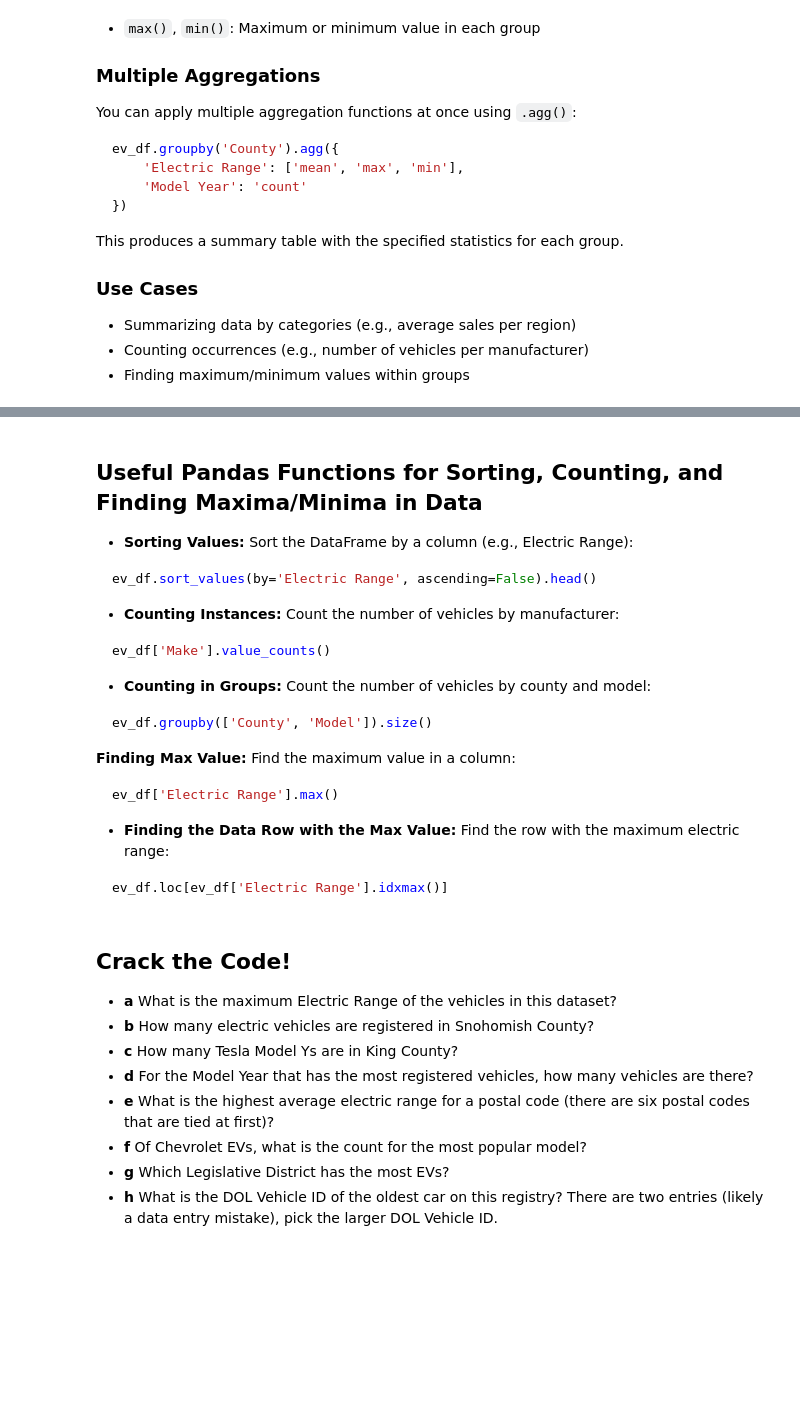
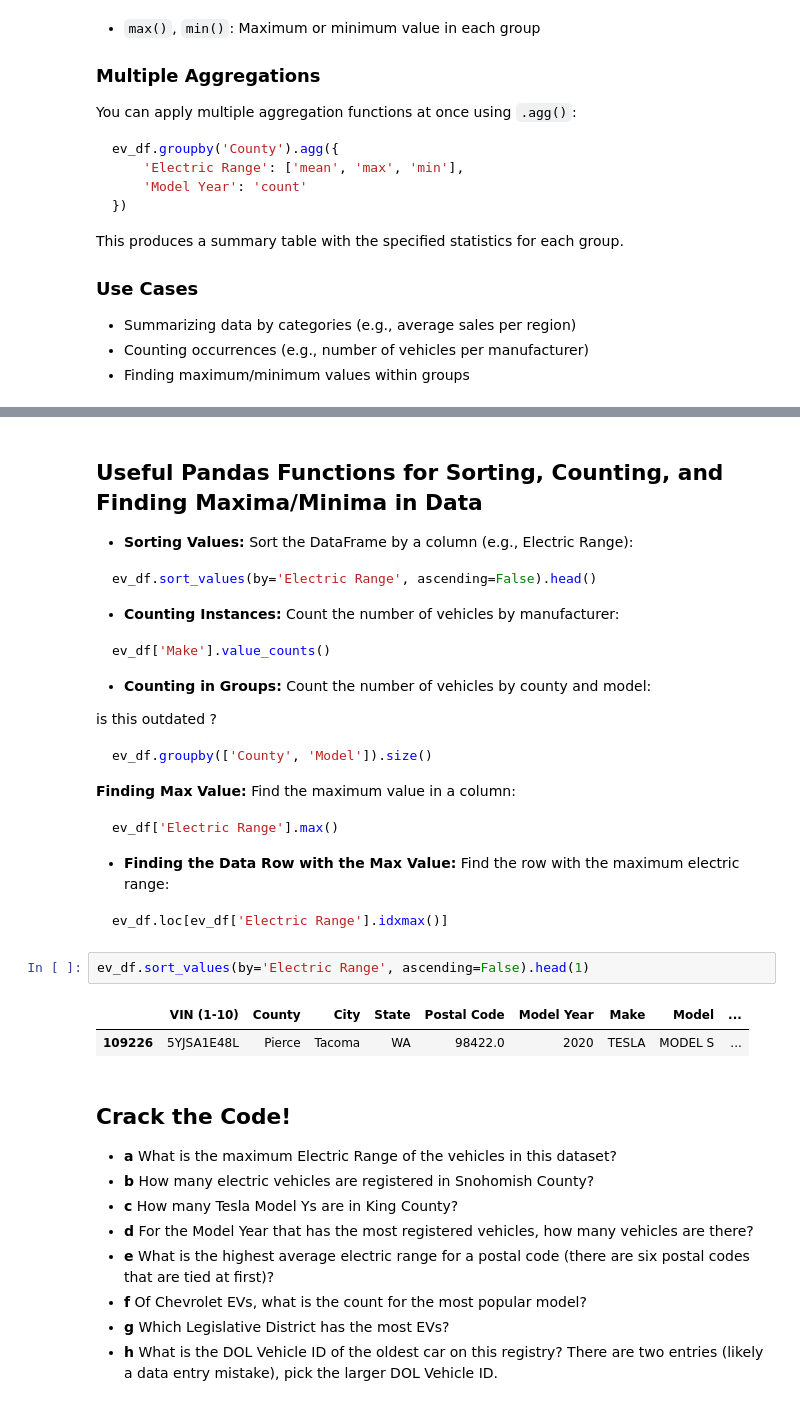
Before and after one commit to GettysburgDataScience/DS256-ClassNotes, a Jupyter notebook: _sources/03_Pandas/03_pandas_groupby.ipynb, the cells around one changed output, grey strips where cells are left out. Cells and saved outputs as stored; diff of their text form; blank space fills up the shorter version.

````diff
--- a/_sources/03_Pandas/03_pandas_groupby.ipynb
+++ b/_sources/03_Pandas/03_pandas_groupby.ipynb
@@ -99,6 +176,7 @@ ev_df['Make'].value_counts()
 
 - **Counting in Groups:** Count the number of vehicles by county and model:
 
+is this outdated ?
 ```python
 ev_df.groupby(['County', 'Model']).size()
 ```
@@ -114,6 +192,11 @@ ev_df['Electric Range'].max()
 ```python
 ev_df.loc[ev_df['Electric Range'].idxmax()]
 ```
+# %%
+ev_df.sort_values(by='Electric Range', ascending=False).head(1)
+# %% [output]
+|  | VIN (1-10) | County | City | State | Postal Code | Model Year | Make | Model | ... |
+| 109226 | 5YJSA1E48L | Pierce | Tacoma | WA | 98422.0 | 2020 | TESLA | MODEL S | ... |
 # %% [markdown]
 ## Crack the Code!
 
````
Also changed, not shown: parts of 6 cells of this notebook, 14 other files.
